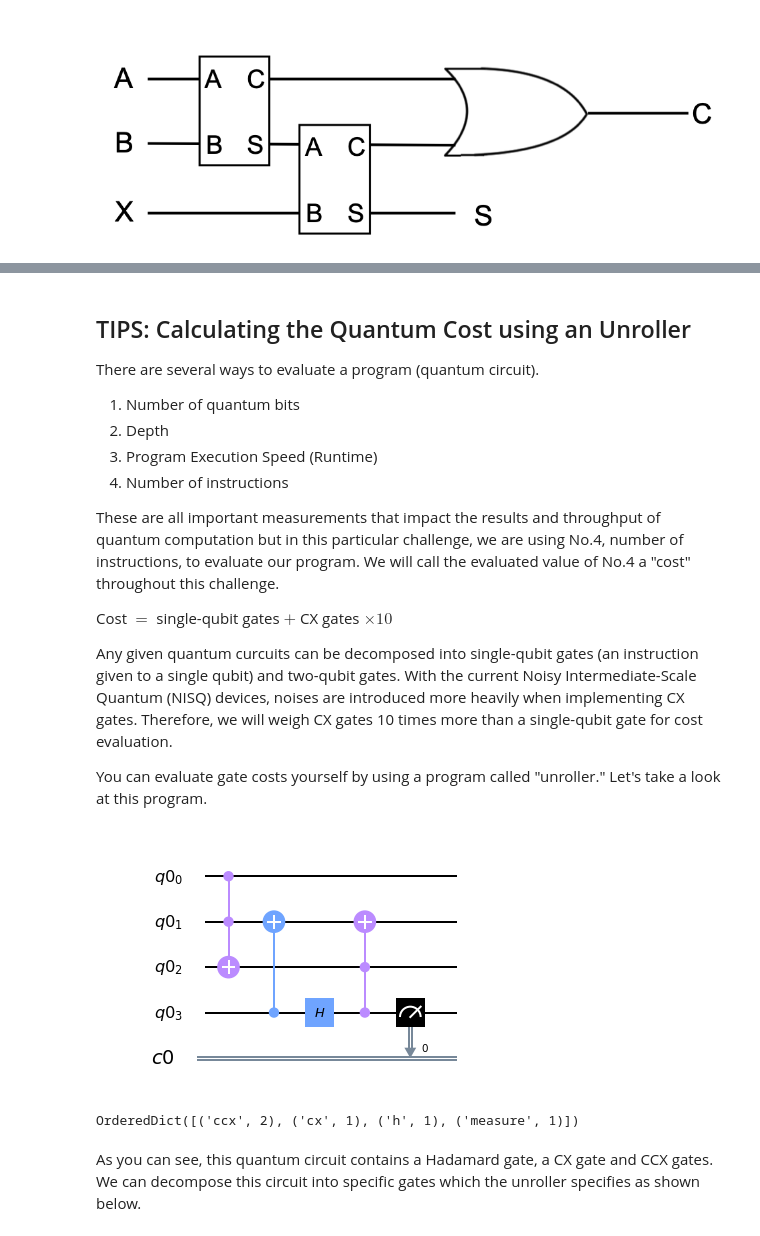
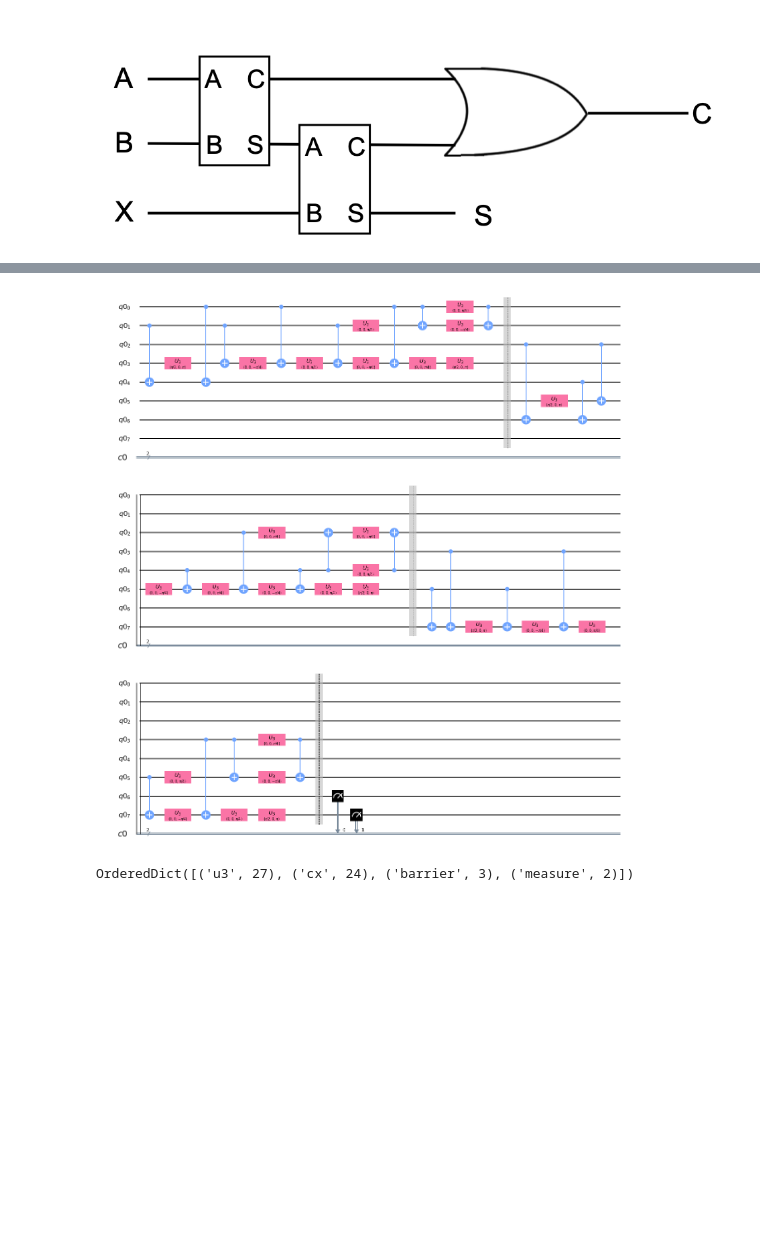
Before and after one commit to quantum-challenge/2019, a Jupyter notebook: problems/week1/week1_en.ipynb, the cells around one changed output, grey strips where cells are left out. Drawn from its saved outputs; the diff is of its cells as text; code cells hidden in the pictures; blank space fills up the shorter version.

```diff
--- a/problems/week1/week1_en.ipynb
+++ b/problems/week1/week1_en.ipynb
@@ -397,42 +474,15 @@ qc.draw(output='mpl')
 # %% [output]
 {'00': 1000}
 [figure]
-# %% [markdown]
-## TIPS: Calculating the Quantum Cost using an Unroller
-There are several ways to evaluate a program (quantum circuit).
-
-1. Number of quantum bits
-2. Depth
-3. Program Execution Speed (Runtime)
-4. Number of instructions
-
-These are all important measurements that impact the results and throughput of quantum computation but in this particular challenge, we are using No.4, number of instructions, to evaluate our program. We will call the evaluated value of No.4 a "cost" throughout this challenge.
-
-Cost $=$ single-qubit gates $+$ CX gates $\times 10$
-
-Any given quantum curcuits can be decomposed into single-qubit gates (an instruction given to a single qubit) and two-qubit gates. With the current Noisy Intermediate-Scale Quantum (NISQ) devices, noises are introduced more heavily when implementing CX gates. Therefore, we will weigh CX gates 10 times more than a single-qubit gate for cost evaluation.
-
-You can evaluate gate costs yourself by using a program called "unroller."
-Let's take a look at this program.
-# %%
-import numpy as np
-from qiskit import QuantumCircuit, ClassicalRegister, QuantumRegister
-from qiskit import BasicAer, execute
-from qiskit.quantum_info import Pauli, state_fidelity, basis_state, process_fidelity
-q = QuantumRegister(4, 'q0')
-c = ClassicalRegister(1, 'c0')
-qc = QuantumCircuit(q, c)
-qc.ccx(q[0], q[1], q[2])
-qc.cx(q[3], q[1])
-qc.h(q[3])
-qc.ccx(q[3], q[2], q[1])
-qc.measure(q[3],c[0])
-qc.draw(output='mpl')
-# %% [output]
-[figure, removed]
+# %%
+#now let's check the quantum cost of this circuit by using the Unroller.
+pass_ = Unroller(['u3', 'cx'])
+pm = PassManager(pass_)
+new_circuit = pm.run(qc)
+new_circuit.draw(output='mpl')
+# %% [output]
+[figure, added]
 # %%
-qc.count_ops()
+new_circuit.count_ops()
 # %% [output]
-OrderedDict([('ccx', 2), ('cx', 1), ('h', 1), ('measure', 1)])
+OrderedDict([('u3', 27), ('cx', 24), ('barrier', 3), ('measure', 2)])
-# %% [markdown]
-As you can see, this quantum circuit contains a Hadamard gate, a CX gate and CCX gates. We can decompose this circuit into specific gates which the unroller specifies as shown below.
```
Also changed, not shown: parts of 16 cells of this notebook.
